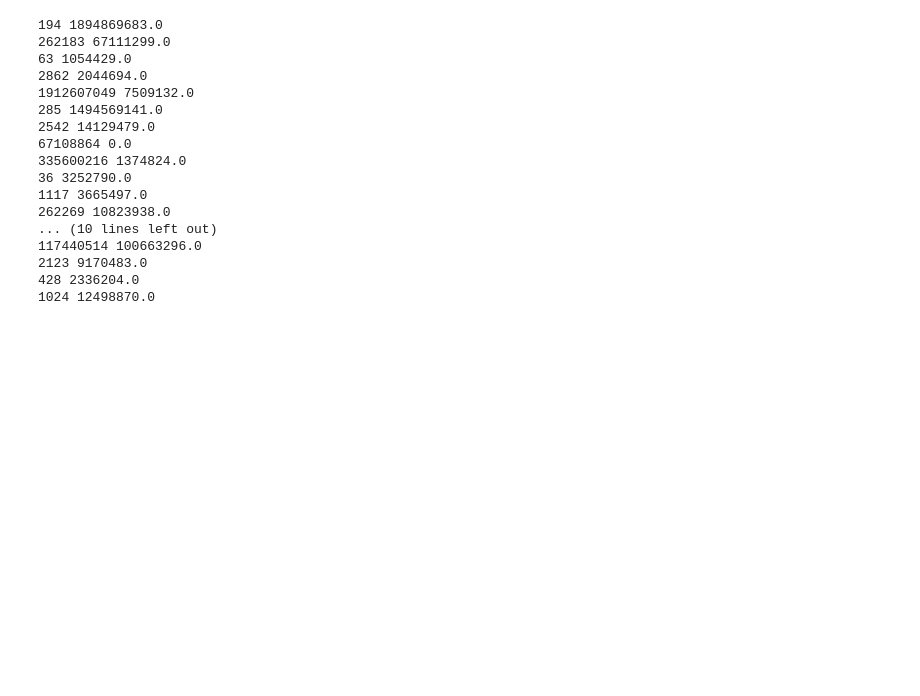
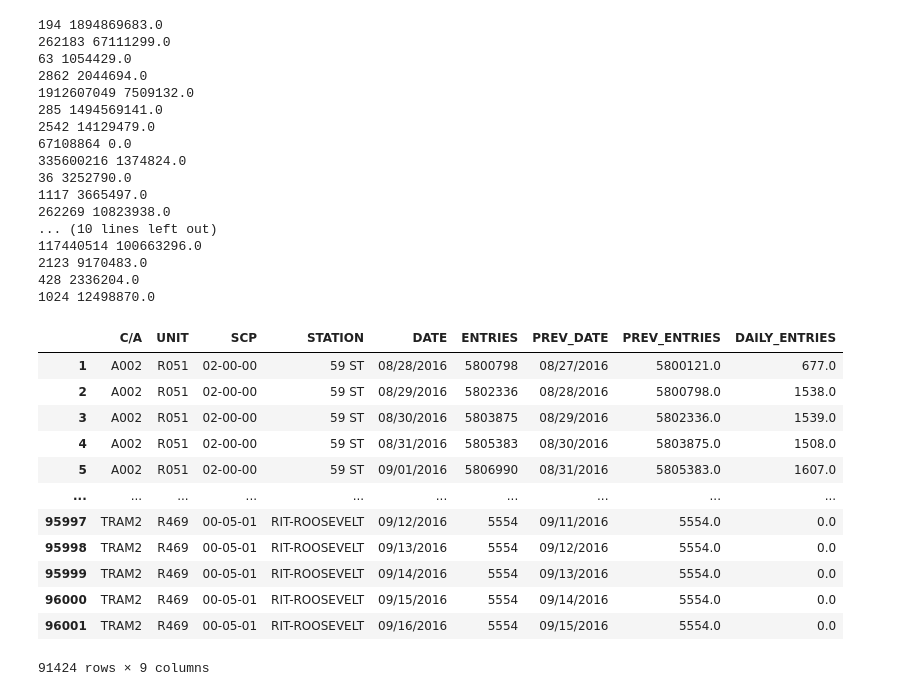
Before and after one commit to weizhao-BME/metis-project1, a Jupyter notebook: fresh_start.ipynb, the cells around one changed output. Drawn from its saved outputs; the diff is of its cells as text; code cells hidden in the pictures; blank space fills up the shorter version.

Commit message:
Finish get_daily_counts func

```diff
--- a/fresh_start.ipynb
+++ b/fresh_start.ipynb
@@ -253,3 +255,19 @@ daily_entries["DAILY_ENTRIES"] = daily_entries.apply(get_daily_counts, axis=1, m
 2123 9170483.0
 428 2336204.0
 1024 12498870.0
+# %%
+daily_entries
+# %% [output]
+|  | C/A | UNIT | SCP | STATION | DATE | ENTRIES | PREV_DATE | PREV_ENTRIES | DAILY_ENTRIES |
+| 1 | A002 | R051 | 02-00-00 | 59 ST | 08/28/2016 | 5800798 | 08/27/2016 | 5800121.0 | 677.0 |
+| 2 | A002 | R051 | 02-00-00 | 59 ST | 08/29/2016 | 5802336 | 08/28/2016 | 5800798.0 | 1538.0 |
+| 3 | A002 | R051 | 02-00-00 | 59 ST | 08/30/2016 | 5803875 | 08/29/2016 | 5802336.0 | 1539.0 |
+| 4 | A002 | R051 | 02-00-00 | 59 ST | 08/31/2016 | 5805383 | 08/30/2016 | 5803875.0 | 1508.0 |
+| 5 | A002 | R051 | 02-00-00 | 59 ST | 09/01/2016 | 5806990 | 08/31/2016 | 5805383.0 | 1607.0 |
+| ... | ... | ... | ... | ... | ... | ... | ... | ... | ... |
+| 95997 | TRAM2 | R469 | 00-05-01 | RIT-ROOSEVELT | 09/12/2016 | 5554 | 09/11/2016 | 5554.0 | 0.0 |
+| 95998 | TRAM2 | R469 | 00-05-01 | RIT-ROOSEVELT | 09/13/2016 | 5554 | 09/12/2016 | 5554.0 | 0.0 |
+| 95999 | TRAM2 | R469 | 00-05-01 | RIT-ROOSEVELT | 09/14/2016 | 5554 | 09/13/2016 | 5554.0 | 0.0 |
+| 96000 | TRAM2 | R469 | 00-05-01 | RIT-ROOSEVELT | 09/15/2016 | 5554 | 09/14/2016 | 5554.0 | 0.0 |
+| 96001 | TRAM2 | R469 | 00-05-01 | RIT-ROOSEVELT | 09/16/2016 | 5554 | 09/15/2016 | 5554.0 | 0.0 |
+91424 rows × 9 columns
```
Also changed, not shown: parts of 1 cell of this notebook.
